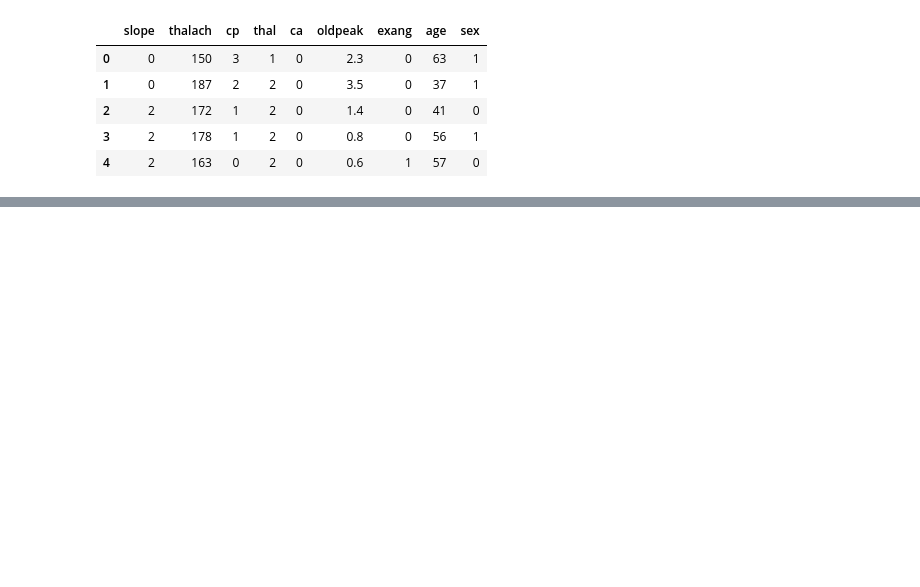
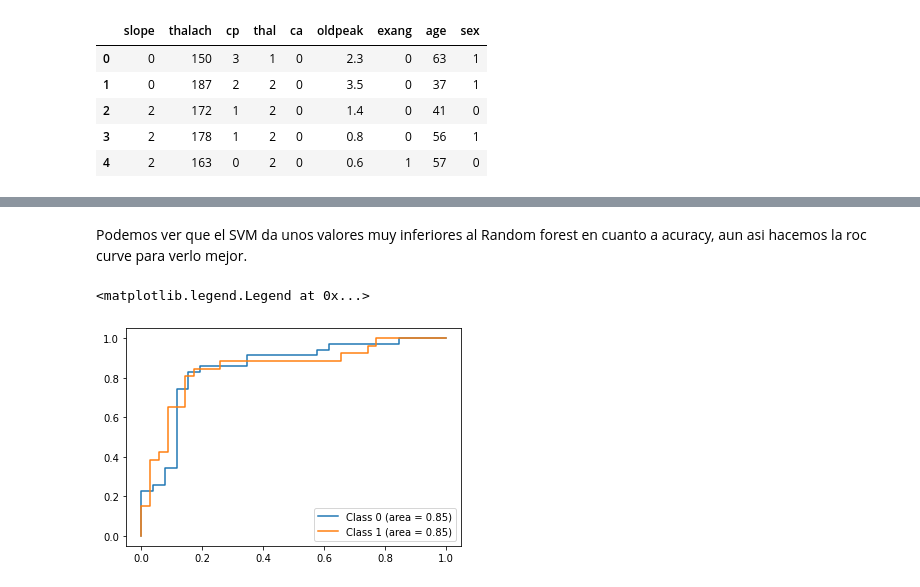
Before and after one commit to imvoctor/APC_heart_desease, a Jupyter notebook: Jupyter/heartkaggle-checkpoint.ipynb, the cells around one changed output, grey strips where cells are left out. Drawn from its saved outputs; the diff is of its cells as text; code cells hidden in the pictures; blank space fills up the shorter version.

```diff
--- a/Jupyter/heartkaggle-checkpoint.ipynb
+++ b/Jupyter/heartkaggle-checkpoint.ipynb
@@ -122,0 +221,19 @@ x_train.shape, x_test.shape, y_train.shape, y_test.shape
+# %% [markdown]
+Podemos ver que el SVM da unos valores muy inferiores al Random forest en cuanto a acuracy, aun asi hacemos la roc curve para verlo mejor.
+# %%
+fpt = {}
+tpt = {}
+roc_auc_svm = {}
+
+
+for i in range(2):
+    fpt[i], tpt[i],_  = roc_curve(y_test == i, probs[:, i])
+    roc_auc_svm[i] = auc(fpt[i], tpt[i])
+
+plt.figure()
+for i in range(2):
+    plt.plot(fpt[i], tpt[i], label='Class {0} (area = {1:0.2f})' ''.format(i, roc_auc_svm[i]))
+plt.legend()
+# %% [output]
+<matplotlib.legend.Legend at 0x...>
+[figure, added]
```
Also changed, not shown: parts of 19 cells of this notebook.
